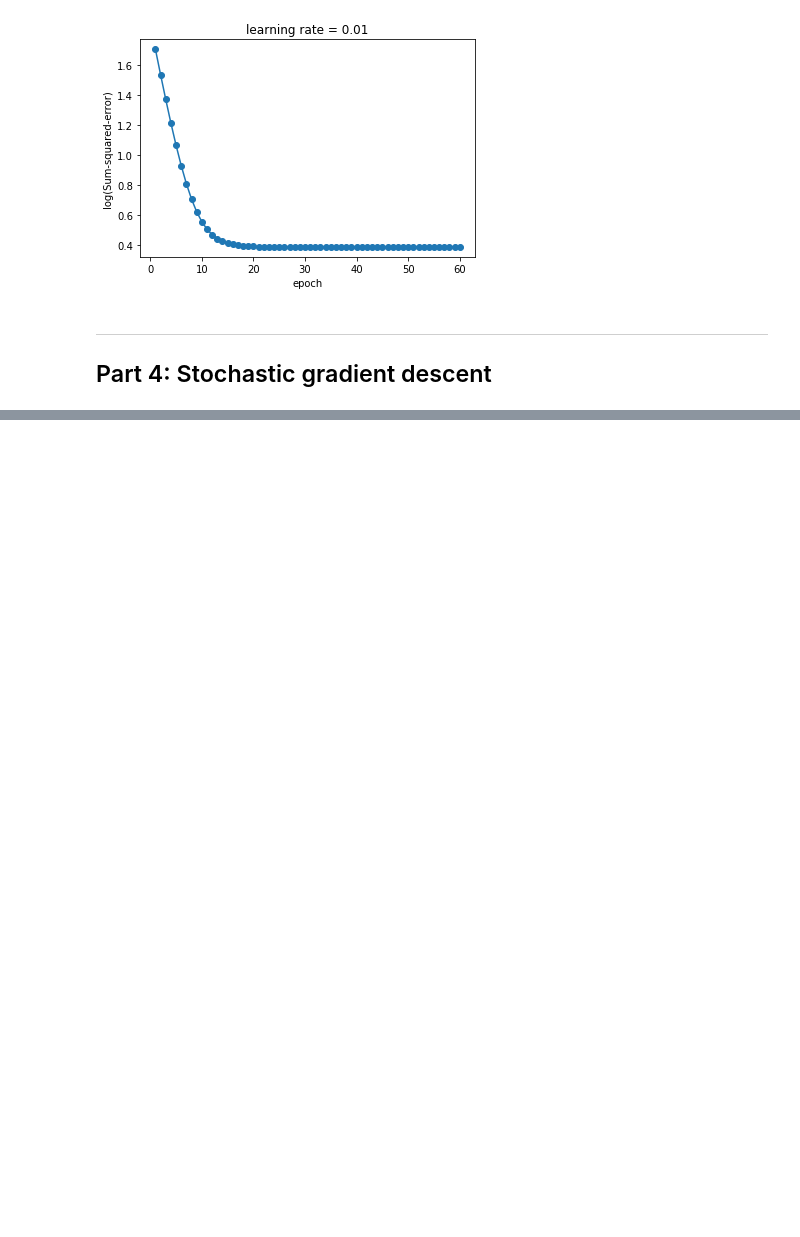
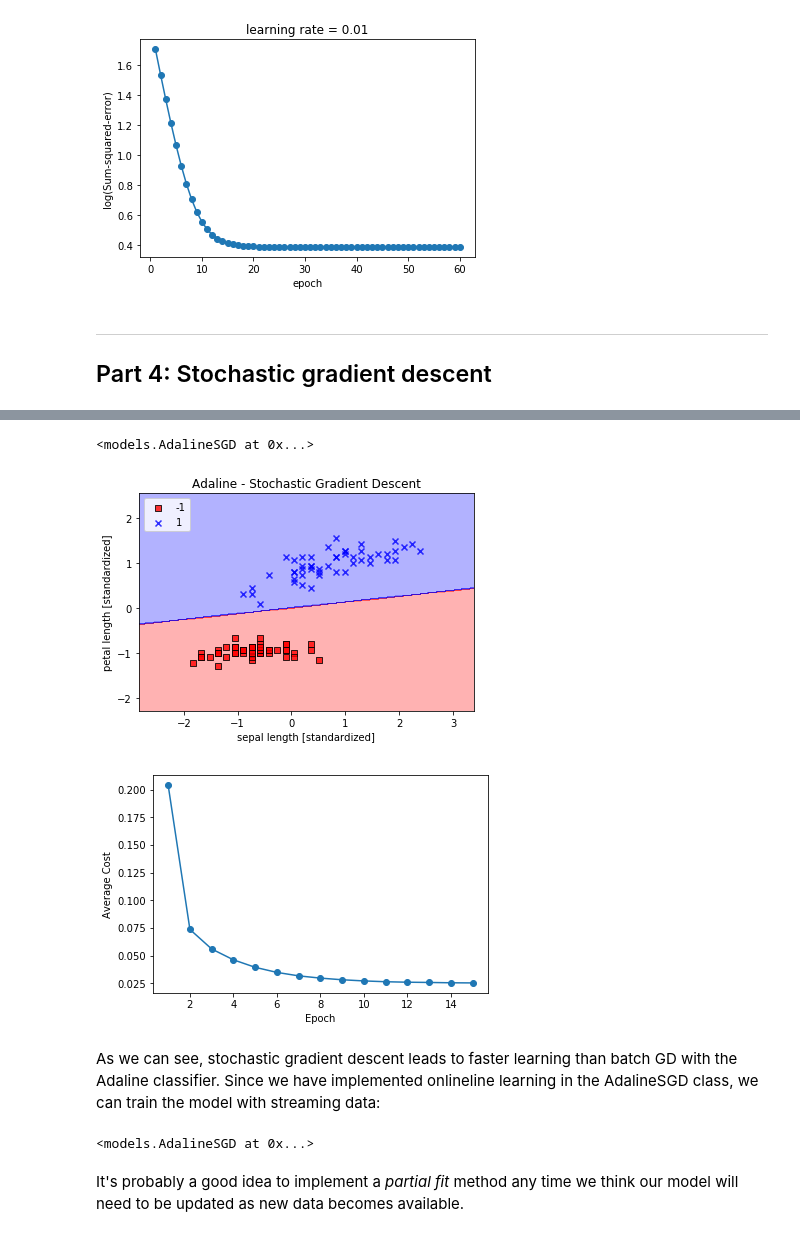
Before and after one commit to npabon/python_machine_learning, a Jupyter notebook: ch_2_perceptron_adaline_sgd.ipynb, the cells around one changed output, grey strips where cells are left out. Saved outputs shown, nothing was run; the diff lists cells and outputs as text; code cells hidden in the pictures; blank space fills up the shorter version.

Commit message:
completed ch2 notebook, added Adaline classifier with stochastic gradient descent.

```diff
--- a/ch_2_perceptron_adaline_sgd.ipynb
+++ b/ch_2_perceptron_adaline_sgd.ipynb
@@ -224,0 +234,29 @@ Furthermore, the fixed learning rate is often replaced with an adaptive learning
+# %%
+from models import AdalineSGD
+ada = AdalineSGD(n_iter=15, eta=0.01, random_state=1)
+ada.fit(X_std, y)
+# %% [output]
+<models.AdalineSGD at 0x...>
+# %%
+plot_decision_regions(X_std, y, classifier=ada)
+plt.title('Adaline - Stochastic Gradient Descent')
+plt.xlabel('sepal length [standardized]')
+plt.ylabel('petal length [standardized]')
+plt.legend(loc='upper left')
+plt.show()
+
+plt.plot(range(1, len(ada.cost_) + 1), ada.cost_, marker='o')
+plt.xlabel('Epoch')
+plt.ylabel('Average Cost')
+plt.show()
+# %% [output]
+[figure, added]
+[figure, added]
+# %% [markdown]
+As we can see, stochastic gradient descent leads to faster learning than batch GD with the Adaline classifier. Since we have implemented onlineline learning in the AdalineSGD class, we can train the model with streaming data:
+# %%
+ada.partial_fit(X_std[0,:], y[0])
+# %% [output]
+<models.AdalineSGD at 0x...>
+# %% [markdown]
+It's probably a good idea to implement a *partial fit* method any time we think our model will need to be updated as new data becomes available.
```
Also changed, not shown: parts of 4 cells of this notebook, 1 other file.
